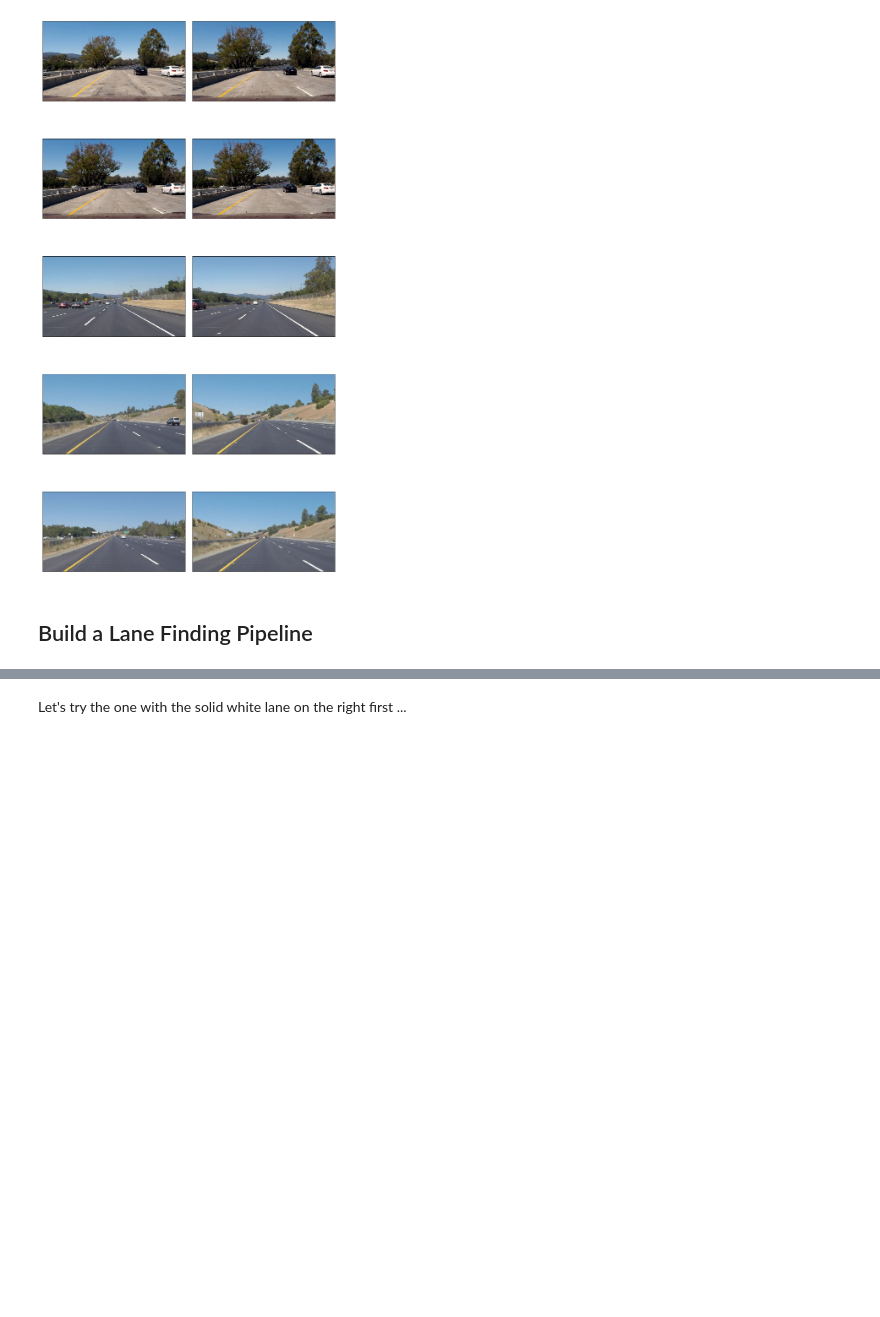
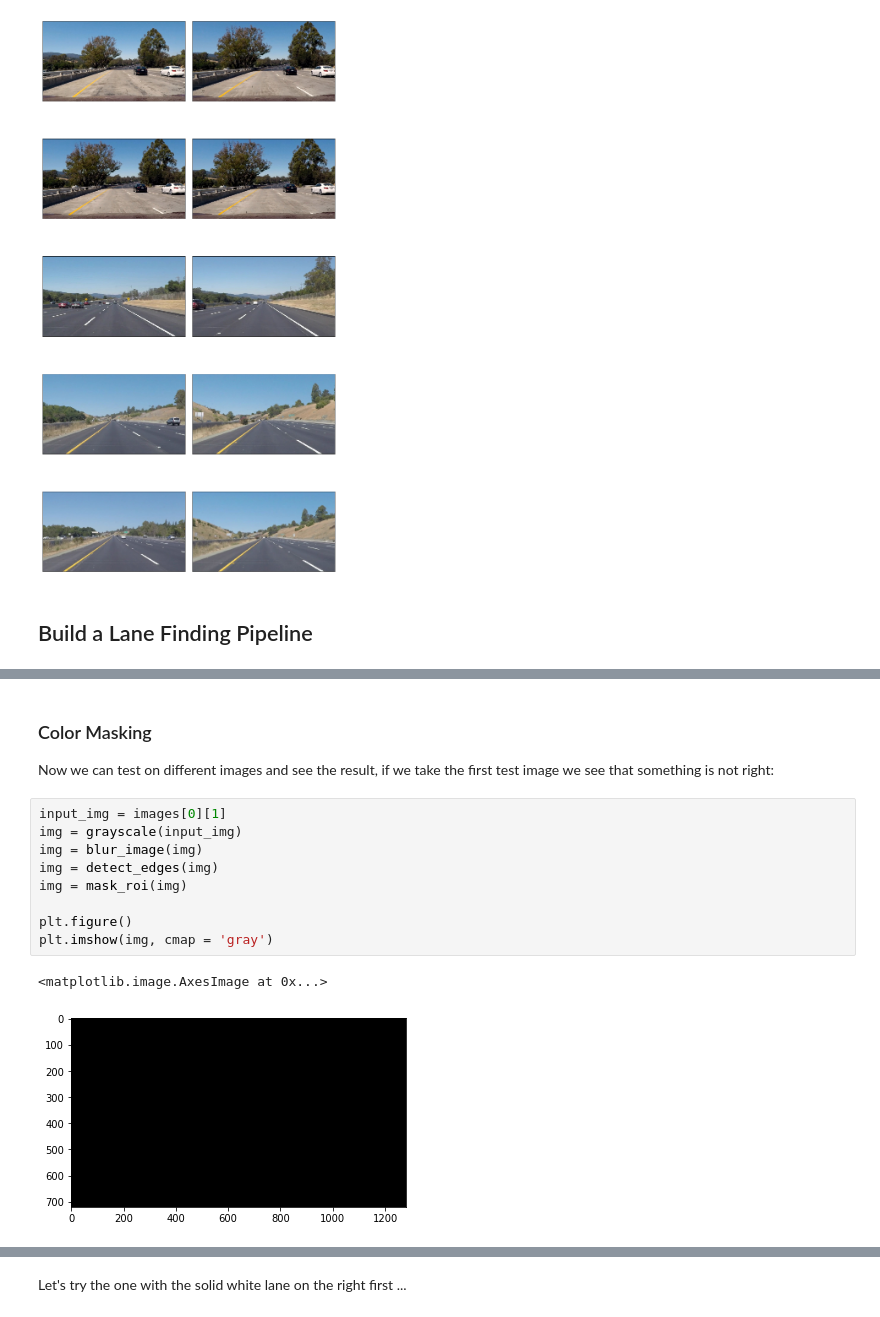
Before and after one commit to marcomarasca/SDCND-Road-Lanes, a Jupyter notebook: P1.ipynb, the cells around one changed output, grey strips where cells are left out. Saved outputs shown, nothing was run; the diff lists cells and outputs as text; blank space fills up the shorter version.

```diff
--- a/P1.ipynb
+++ b/P1.ipynb
@@ -394,0 +247,16 @@ imageio.plugins.ffmpeg.download()
+# %% [markdown]
+### Color Masking
+
+Now we can test on different images and see the result, if we take the first test image we see that something is not right:
+# %%
+input_img = images[0][1]
+img = grayscale(input_img)
+img = blur_image(img)
+img = detect_edges(img)
+img = mask_roi(img)
+
+plt.figure()
+plt.imshow(img, cmap = 'gray')
+# %% [output]
+<matplotlib.image.AxesImage at 0x...>
+[figure, added]
```
Also changed, not shown: parts of 58 cells of this notebook, 1 other file.
